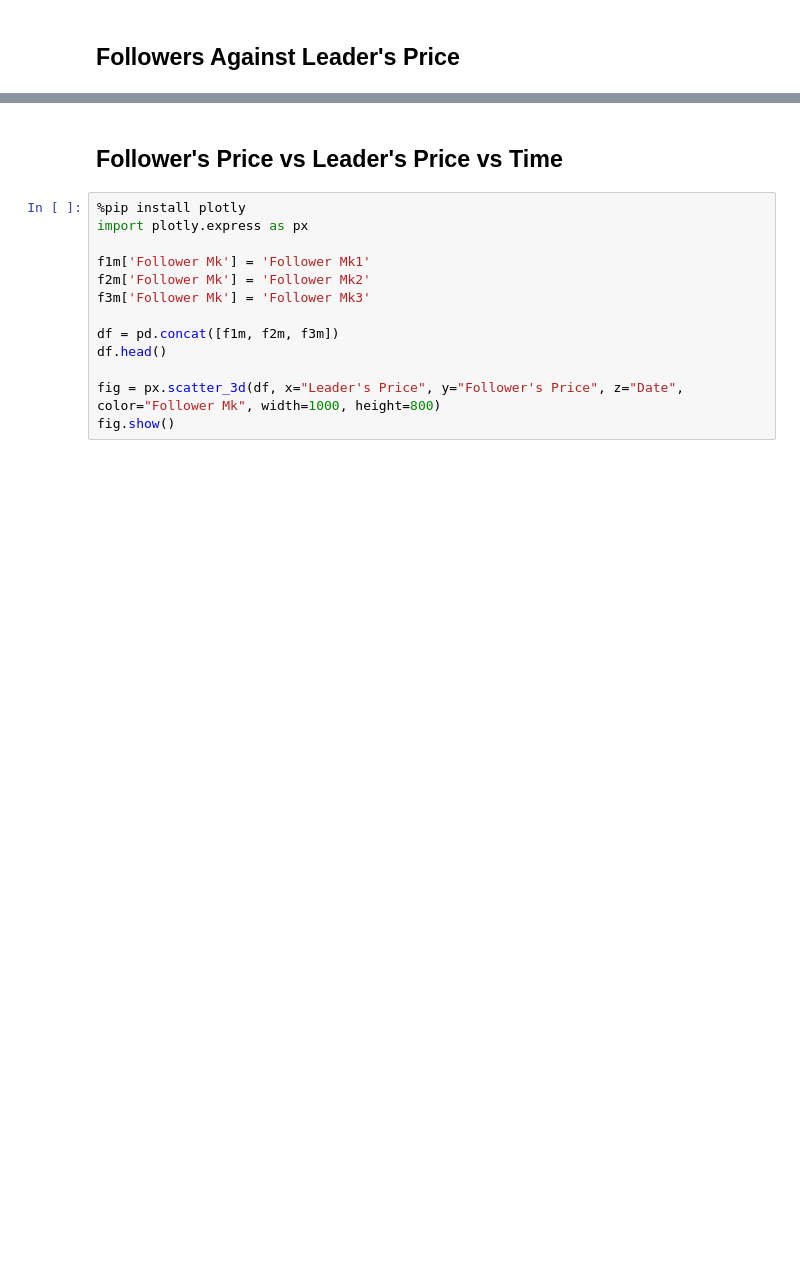
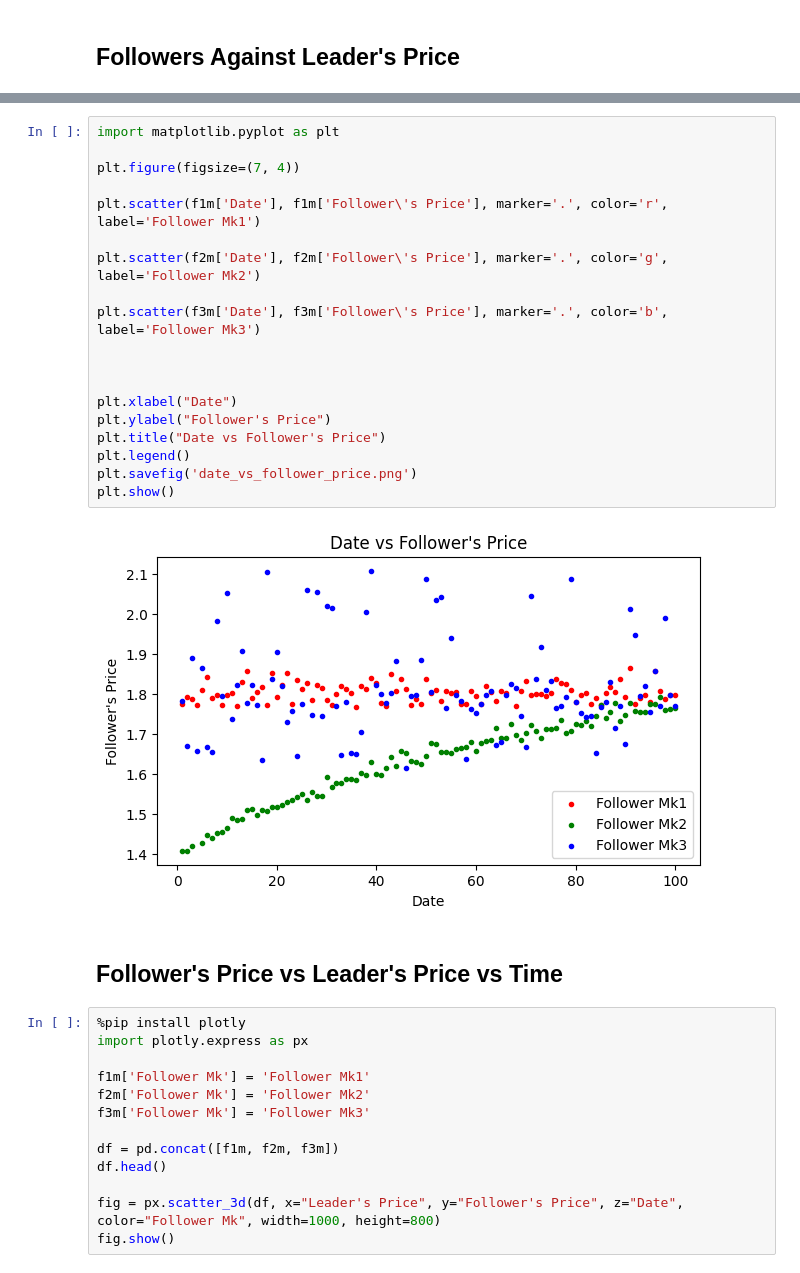
Before and after one commit to TroubledBagels/CGT_CWK, a Jupyter notebook: data_exploration.ipynb, the cells around one changed output, grey strips where cells are left out. Saved outputs shown, nothing was run; the diff lists cells and outputs as text; blank space fills up the shorter version.

```diff
--- a/data_exploration.ipynb
+++ b/data_exploration.ipynb
@@ -298,3 +269,24 @@ plt.show()
+# %%
+import matplotlib.pyplot as plt
+
+plt.figure(figsize=(7, 4))
+
+plt.scatter(f1m['Date'], f1m['Follower\'s Price'], marker='.', color='r', label='Follower Mk1')
+
+plt.scatter(f2m['Date'], f2m['Follower\'s Price'], marker='.', color='g', label='Follower Mk2')
+
+plt.scatter(f3m['Date'], f3m['Follower\'s Price'], marker='.', color='b', label='Follower Mk3')
+
+
+
+plt.xlabel("Date")
+plt.ylabel("Follower's Price")
+plt.title("Date vs Follower's Price")
+plt.legend()
+plt.savefig('date_vs_follower_price.png')
+plt.show()
+# %% [output]
+[figure, added]
 # %% [markdown]
 ## Follower's Price vs Leader's Price vs Time
 # %%
```
Also changed, not shown: parts of 16 cells of this notebook, 7 other files.
